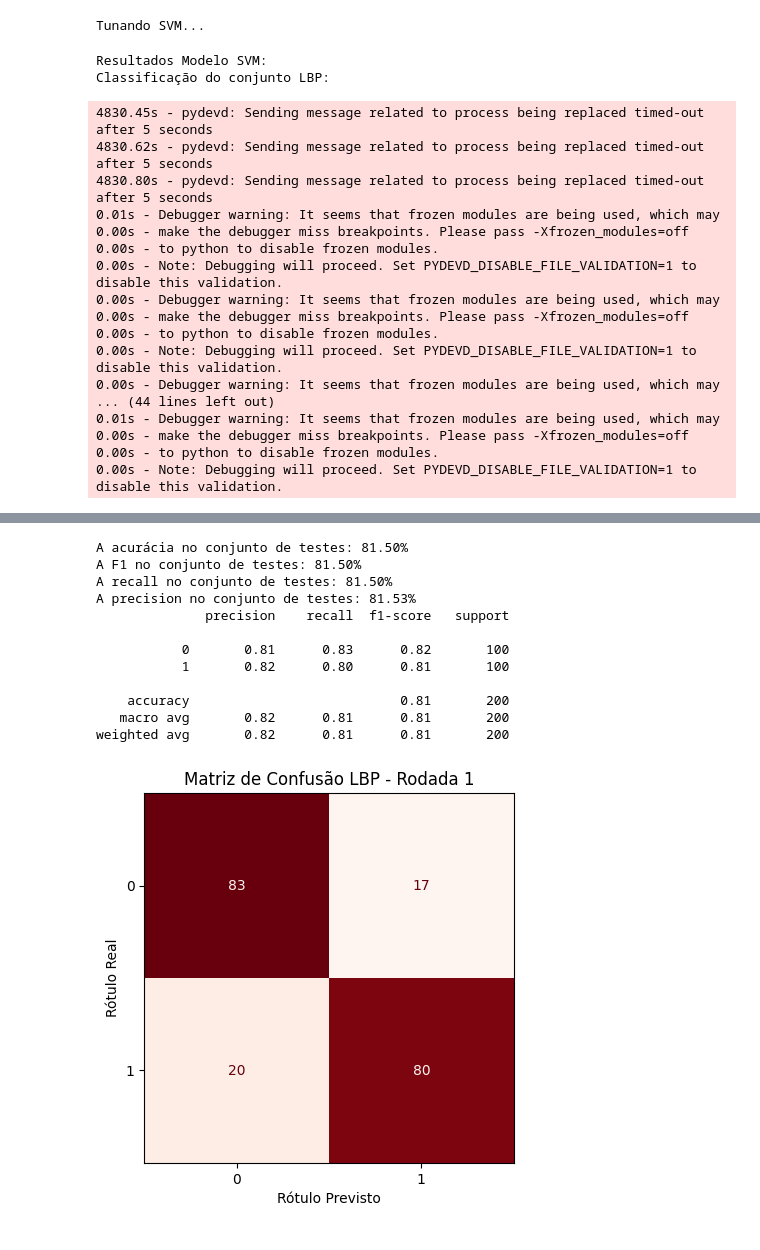
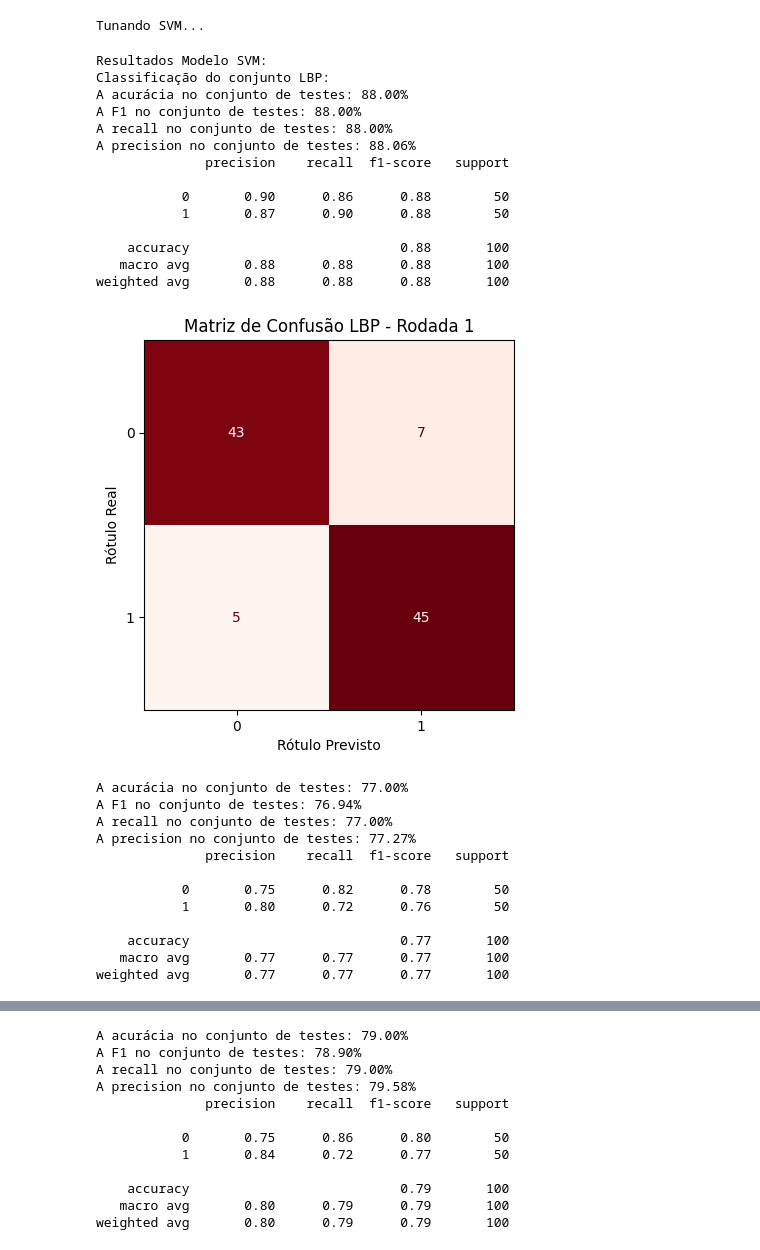
Before and after one commit to afmireski/BCC6003-trabalho-final, a Jupyter notebook: main.ipynb, the cells around one changed output, grey strips where cells are left out. Cells and saved outputs as stored; diff of their text form; code cells hidden in the pictures.

```diff
--- a/main.ipynb
+++ b/main.ipynb
@@ -743,7 +734,7 @@ from sklearn.svm import SVC
 from utils import show_predict_infos
 # %%
 # Hiperparâmetros da SVM:
-KERNELS = ['rbf', 'linear']
+KERNELS = ['rbf']
 C = [0.1, 1, 10, 100, 1000]
 GAMMA = [2e-5, 2e-3, 2e-1, "auto", "scale"]
 DEGREE = [2, 3, 4, 5]
@@ -795,7 +786,7 @@ Tunando SVM...
 # Classificando o conjunto de testes
 
 def predict_svm(svm, X, y, title=""):
-    skf = StratifiedKFold(n_splits=5, shuffle=True, random_state=42)
+    skf = StratifiedKFold(n_splits=10, shuffle=True, random_state=42)
     metrics = ([], [], [], [])
     rodada = 1
     for train_index, test_index in skf.split(X, y):
@@ -807,47 +798,55 @@ def predict_svm(svm, X, y, title=""):
         predict = svm.predict(X_test)
 
         accuracy, f1, recall, precision = show_predict_infos(y_test, predict, title=f"{title} - Rodada {rodada}", cmap="Reds")
 
         metrics[0].append(accuracy)
         metrics[1].append(f1)
         metrics[2].append(recall)
         metrics[3].append(precision)
 
         rodada+=1
 
     print(f"Avaliação do modelo {title}:")
     print("Acurácia: %.2f +- %.2f" % (np.mean(metrics[0]), np.std(metrics[0])))
     print("F1: %.2f +- %.2f" % (np.mean(metrics[1]), np.std(metrics[1])))
     print("Recall: %.2f +- %.2f" % (np.mean(metrics[2]), np.std(metrics[2])))
     print("Precisão: %.2f +- %.2f" % (np.mean(metrics[3]), np.std(metrics[3])))
     print("====================================\n\n")
 
 print("Resultados Modelo SVM:")
 print("Classificação do conjunto LBP:")
 predict_svm(base_svm, set_lbp[0], set_lbp[1], title="LBP")
 
 print("Classificação do conjunto LPQ:")
 predict_svm(base_svm, set_lpq[0], set_lpq[1], title="LPQ")
 
 print("Classificação do conjunto LBP+LPQ:")
 predict_svm(base_svm, set_lbp_lpq[0], set_lbp_lpq[1], title="LBP+LPQ")
 # %% [output]
 Resultados Modelo SVM:
 Classificação do conjunto LBP:
+A acurácia no conjunto de testes: 88.00%
+A F1 no conjunto de testes: 88.00%
+A recall no conjunto de testes: 88.00%
+A precision no conjunto de testes: 88.06%
+              precision    recall  f1-score   support
+
+           0       0.90      0.86      0.88        50
+           1       0.87      0.90      0.88        50
+
+    accuracy                           0.88       100
+   macro avg       0.88      0.88      0.88       100
+weighted avg       0.88      0.88      0.88       100
+[figure, new version]
-4830.45s - pydevd: Sending message related to process being replaced timed-out after 5 seconds
-4830.62s - pydevd: Sending message related to process being replaced timed-out after 5 seconds
-4830.80s - pydevd: Sending message related to process being replaced timed-out after 5 seconds
-0.01s - Debugger warning: It seems that frozen modules are being used, which may
-0.00s - make the debugger miss breakpoints. Please pass -Xfrozen_modules=off
-0.00s - to python to disable frozen modules.
-0.00s - Note: Debugging will proceed. Set PYDEVD_DISABLE_FILE_VALIDATION=1 to disable this validation.
-0.00s - Debugger warning: It seems that frozen modules are being used, which may
-0.00s - make the debugger miss breakpoints. Please pass -Xfrozen_modules=off
-0.00s - to python to disable frozen modules.
-0.00s - Note: Debugging will proceed. Set PYDEVD_DISABLE_FILE_VALIDATION=1 to disable this validation.
-0.00s - Debugger warning: It seems that frozen modules are being used, which may
-... (44 lines left out)
-0.01s - Debugger warning: It seems that frozen modules are being used, which may
-0.00s - make the debugger miss breakpoints. Please pass -Xfrozen_modules=off
-0.00s - to python to disable frozen modules.
-0.00s - Note: Debugging will proceed. Set PYDEVD_DISABLE_FILE_VALIDATION=1 to disable this validation.
+A acurácia no conjunto de testes: 77.00%
+A F1 no conjunto de testes: 76.94%
+A recall no conjunto de testes: 77.00%
+A precision no conjunto de testes: 77.27%
+              precision    recall  f1-score   support
+
+           0       0.75      0.82      0.78        50
+           1       0.80      0.72      0.76        50
+
+    accuracy                           0.77       100
+   macro avg       0.77      0.77      0.77       100
+weighted avg       0.77      0.77      0.77       100
@@ -854,13 +854,12 @@ Classificação do conjunto LBP:
-A acurácia no conjunto de testes: 81.50%
-A F1 no conjunto de testes: 81.50%
-A recall no conjunto de testes: 81.50%
-A precision no conjunto de testes: 81.53%
+A acurácia no conjunto de testes: 79.00%
+A F1 no conjunto de testes: 78.90%
+A recall no conjunto de testes: 79.00%
+A precision no conjunto de testes: 79.58%
               precision    recall  f1-score   support
 
-           0       0.81      0.83      0.82       100
-           1       0.82      0.80      0.81       100
+           0       0.75      0.86      0.80        50
+           1       0.84      0.72      0.77        50
 
-    accuracy                           0.81       200
-   macro avg       0.82      0.81      0.81       200
-weighted avg       0.82      0.81      0.81       200
+    accuracy                           0.79       100
+   macro avg       0.80      0.79      0.79       100
+weighted avg       0.80      0.79      0.79       100
-[figure, old version]
```
Also changed, not shown: parts of 6 cells of this notebook, 1 other file.
